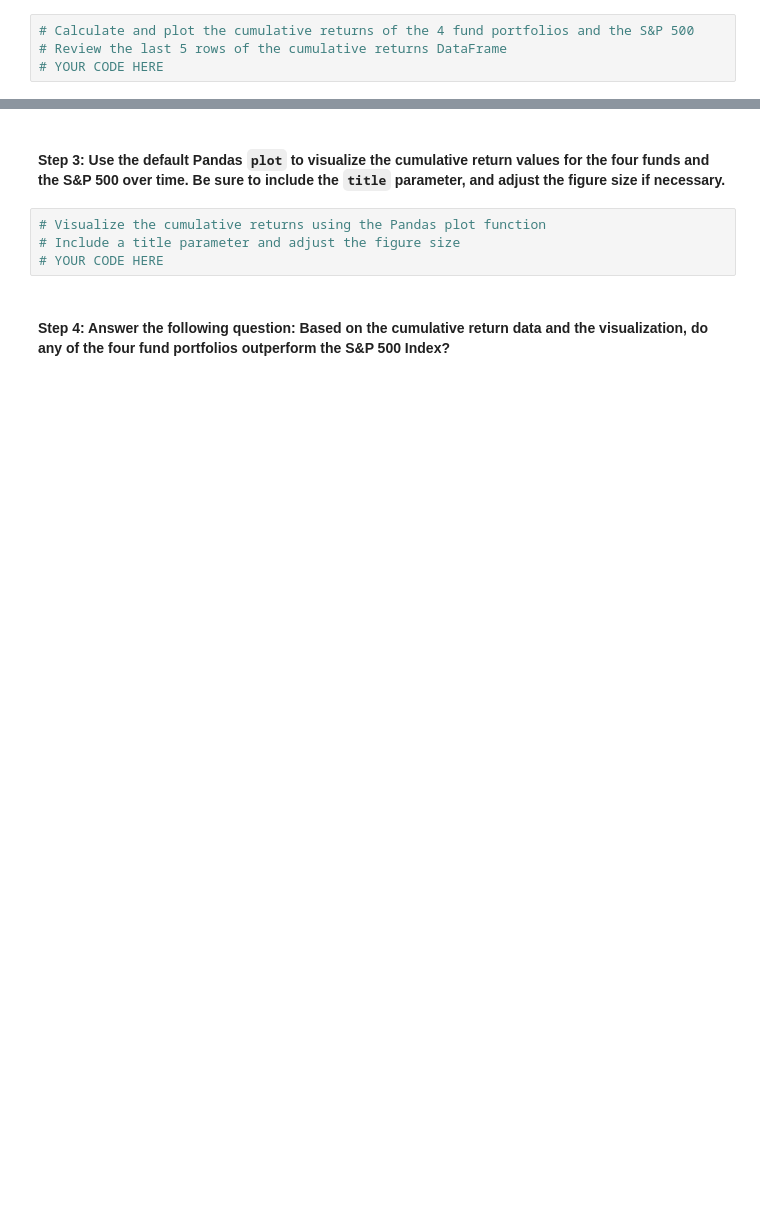
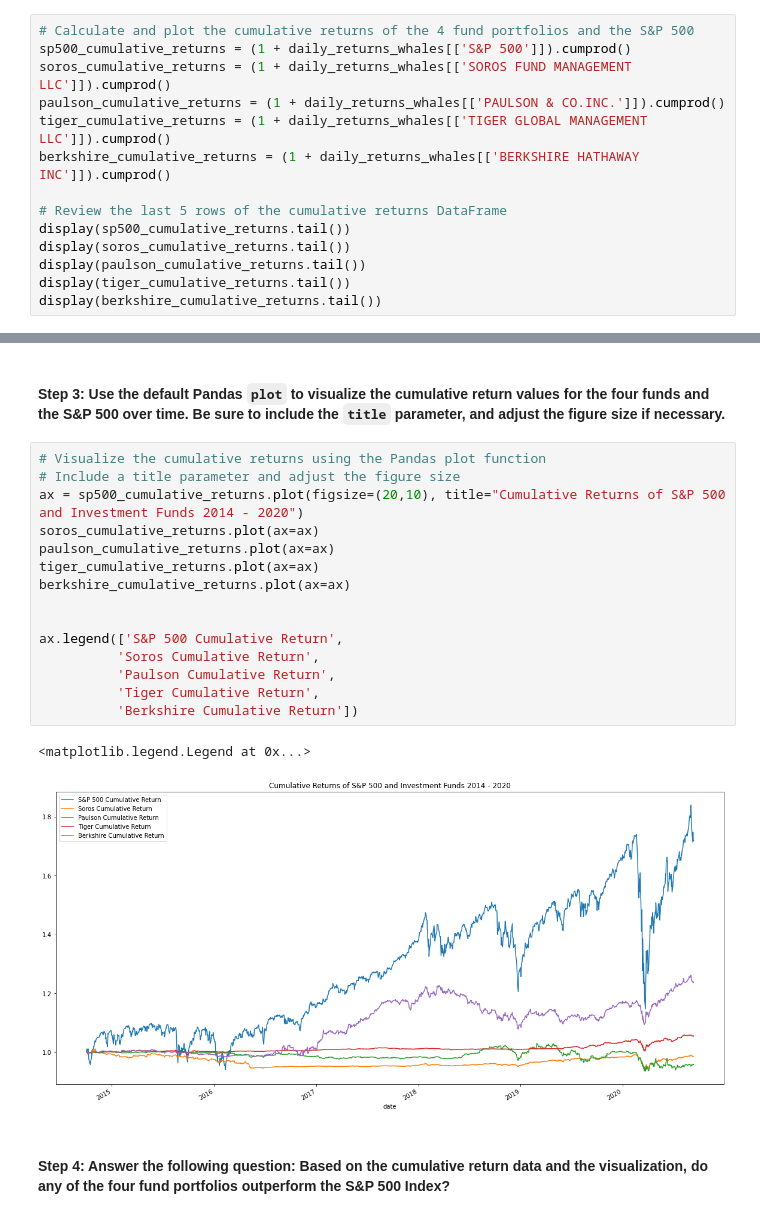
Before and after one commit to AnaIitico/quantitative_analysis, a Jupyter notebook: risk_return_analysis.ipynb, the cells around one changed output, grey strips where cells are left out. Drawn from its saved outputs; the diff is of its cells as text; blank space fills up the shorter version.

```diff
--- a/risk_return_analysis.ipynb
+++ b/risk_return_analysis.ipynb
@@ -83,5 +83,15 @@ daily_returns_whales.plot(figsize=(15, 13), title="INVESTMENT FUNDS DAILY RETURN
 #### Step 2: Use the Pandas `cumprod` function to calculate the cumulative returns for the four fund portfolios and the S&P 500. Review the last five rows of the cumulative returns DataFrame by using the Pandas `tail` function.
 # %%
 # Calculate and plot the cumulative returns of the 4 fund portfolios and the S&P 500
+sp500_cumulative_returns = (1 + daily_returns_whales[['S&P 500']]).cumprod()
+soros_cumulative_returns = (1 + daily_returns_whales[['SOROS FUND MANAGEMENT LLC']]).cumprod()
+paulson_cumulative_returns = (1 + daily_returns_whales[['PAULSON & CO.INC.']]).cumprod()
+tiger_cumulative_returns = (1 + daily_returns_whales[['TIGER GLOBAL MANAGEMENT LLC']]).cumprod()
+berkshire_cumulative_returns = (1 + daily_returns_whales[['BERKSHIRE HATHAWAY INC']]).cumprod()
+
 # Review the last 5 rows of the cumulative returns DataFrame
-# YOUR CODE HERE
+display(sp500_cumulative_returns.tail())
+display(soros_cumulative_returns.tail())
+display(paulson_cumulative_returns.tail())
+display(tiger_cumulative_returns.tail())
+display(berkshire_cumulative_returns.tail())
@@ -88,9 +134,23 @@ daily_returns_whales.plot(figsize=(15, 13), title="INVESTMENT FUNDS DAILY RETURN
 # %% [markdown]
 #### Step 3: Use the default Pandas `plot` to visualize the cumulative return values for the four funds and the S&P 500 over time. Be sure to include the `title` parameter, and adjust the figure size if necessary.
-# %%
-# Visualize the cumulative returns using the Pandas plot function
-# Include a title parameter and adjust the figure size
-# YOUR CODE HERE
+# %%
+# Visualize the cumulative returns using the Pandas plot function
+# Include a title parameter and adjust the figure size
+ax = sp500_cumulative_returns.plot(figsize=(20,10), title="Cumulative Returns of S&P 500 and Investment Funds 2014 - 2020")
+soros_cumulative_returns.plot(ax=ax)
+paulson_cumulative_returns.plot(ax=ax)
+tiger_cumulative_returns.plot(ax=ax)
+berkshire_cumulative_returns.plot(ax=ax)
+
+
+ax.legend(['S&P 500 Cumulative Return',
+          'Soros Cumulative Return',
+          'Paulson Cumulative Return',
+          'Tiger Cumulative Return',
+          'Berkshire Cumulative Return'])
+# %% [output]
+<matplotlib.legend.Legend at 0x...>
+[figure, added]
 # %% [markdown]
 #### Step 4: Answer the following question: Based on the cumulative return data and the visualization, do any of the four fund portfolios outperform the S&P 500 Index?
 # %% [markdown]
```
Also changed, not shown: parts of 5 cells of this notebook.
